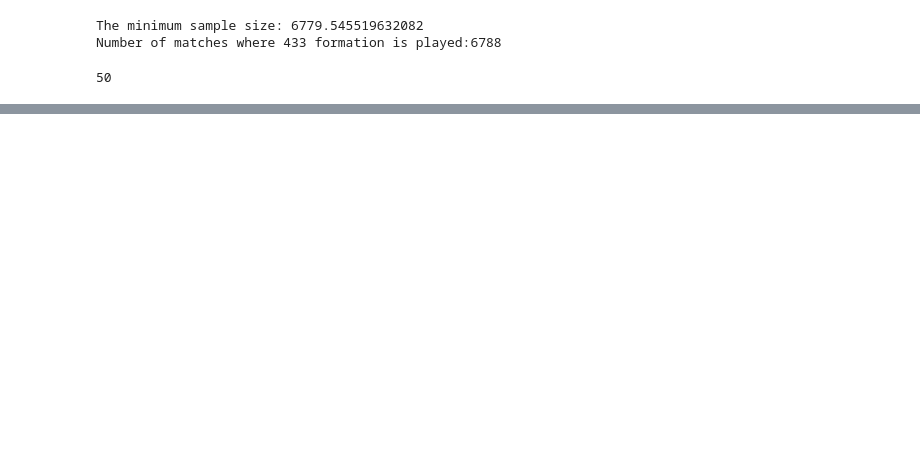
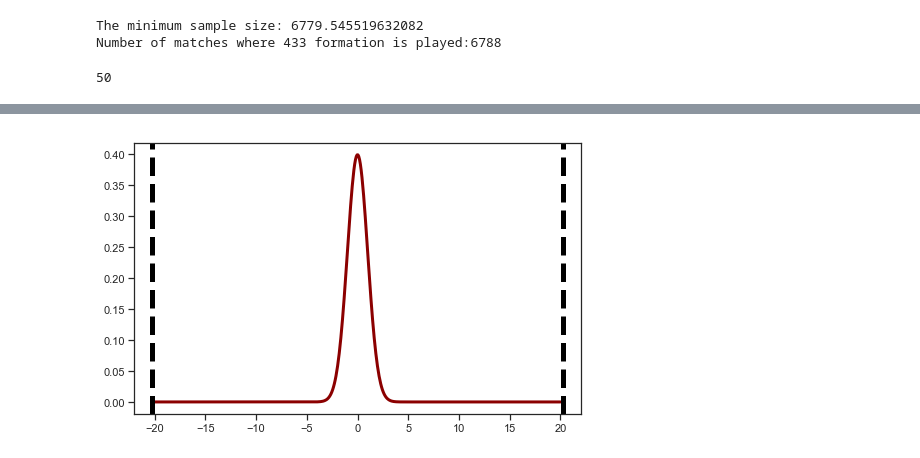
Before and after one commit to kevintheduu/european-soccer-hypothesis-testing, a Jupyter notebook: hyp_test_2.ipynb, the cells around one changed output, grey strips where cells are left out. Cells and saved outputs as stored; diff of their text form; code cells hidden in the pictures; blank space fills up the shorter version.

```diff
--- a/hyp_test_2.ipynb
+++ b/hyp_test_2.ipynb
@@ -839,0 +841,23 @@ sns.distplot(sample_433_win_rates) # Orange distribution
+# %%
+def visualize_t(t_stat, n_control, n_experimental):
+    # initialize a matplotlib "figure"
+    fig = plt.figure(figsize=(8,5))
+    ax = fig.gca()
+    # generate points on the x axis between -20 and 20:
+    xs = np.linspace(-20, 20, 500)
+
+    # use stats.t.pdf to get values on the probability density function for the t-distribution
+    ys= stats.t.pdf(xs, (n_control+n_experimental-2), 0, 1)
+    ax.plot(xs, ys, linewidth=3, color='darkred')
+
+    ax.axvline(t_stat, color='black', linestyle='--', lw=5)
+    ax.axvline(-t_stat, color='black', linestyle='--', lw=5)
+
+    plt.show()
+    return None
+
+n_442 = len(four42_win_array)
+n_433 = len(four33_win_array)
+visualize_t(t_stat, n_442, n_433)
+# %% [output]
+[figure, added]
```
Also changed, not shown: parts of 7 cells of this notebook, 1 other file.
